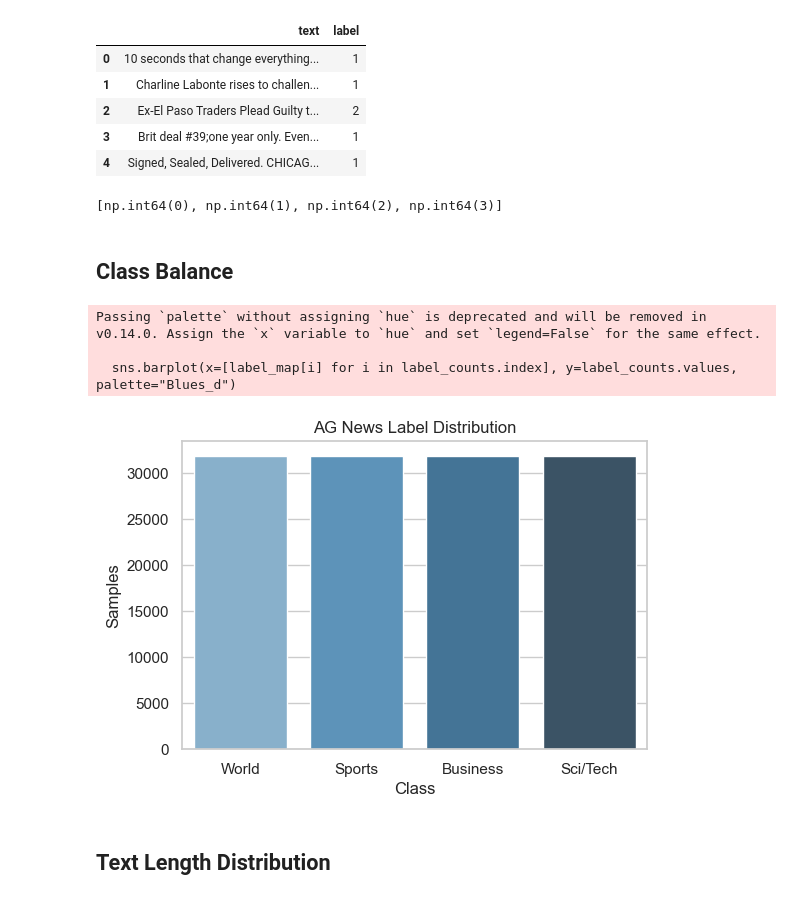
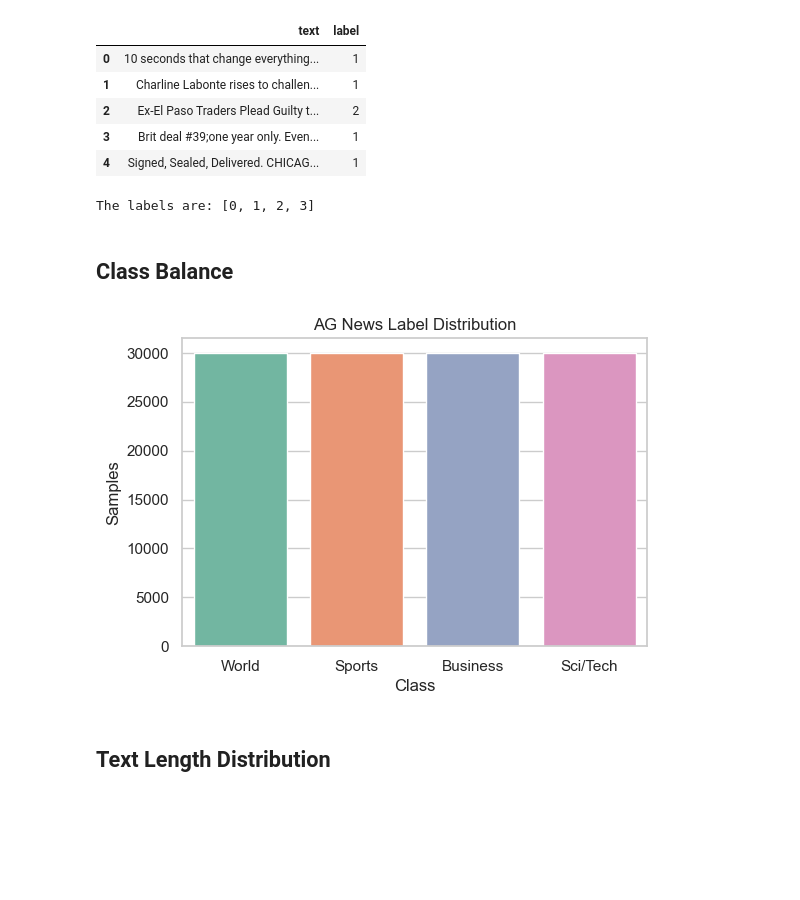
Before and after one commit to naghamo/deltaf1-hybrid-active-learning, a Jupyter notebook: eda_preprocessing/01_agnews_eda.ipynb, the cells around one changed output. Drawn from its saved outputs; the diff is of its cells as text; code cells hidden in the pictures; blank space fills up the shorter version.

```diff
--- a/eda_preprocessing/01_agnews_eda.ipynb
+++ b/eda_preprocessing/01_agnews_eda.ipynb
@@ -3,8 +3,13 @@ import pandas as pd
 import matplotlib.pyplot as plt
 import seaborn as sns
 from adaptive_al_v2.utils.data_loader import *
+from collections import Counter
+from itertools import chain
+from wordcloud import WordCloud, STOPWORDS
+import warnings
 
-sns.set(style="whitegrid")
+sns.set_theme(style="whitegrid")
+warnings.filterwarnings("ignore")
 # %% [markdown]
 ## Load Dataset
 # %%
@@ -16,5 +25,5 @@ print(df_train.shape, df_val.shape, df_test.shape)
 # %%
-df = pd.concat([df_train, df_val, df_test])
+df = pd.concat([df_train, df_val]) # Exploring only the data that we see
 df.head()
 # %% [output]
 |  | text | label |
@@ -24,32 +33,29 @@ df.head()
 | 3 | Brit deal #39;one year only. Even... | 1 |
 | 4 | Signed, Sealed, Delivered. CHICAG... | 1 |
 # %%
-print(sorted(df["label"].unique()))
+print(f"The labels are: {sorted(df["label"].unique().tolist())}")
 # %% [output]
-[np.int64(0), np.int64(1), np.int64(2), np.int64(3)]
+The labels are: [0, 1, 2, 3]
 # %% [markdown]
 ## Class Balance
 # %%
 label_map = {
     0: "World",
     1: "Sports",
     2: "Business",
     3: "Sci/Tech"
 }
 
-
+# Plotting a barplot of the label distribution
 label_counts = df["label"].value_counts().sort_index()
 plt.figure(figsize=(6,4))
-sns.barplot(x=[label_map[i] for i in label_counts.index], y=label_counts.values, palette="Blues_d")
+sns.barplot(x=label_map.values(), y=label_counts.values, palette="Set2")
 plt.title("AG News Label Distribution")
 plt.ylabel("Samples")
 plt.xlabel("Class")
 plt.show()
 # %% [output]
-Passing `palette` without assigning `hue` is deprecated and will be removed in v0.14.0. Assign the `x` variable to `hue` and set `legend=False` for the same effect.
-
-  sns.barplot(x=[label_map[i] for i in label_counts.index], y=label_counts.values, palette="Blues_d")
-[figure, old version]
+[figure, new version]
 # %% [markdown]
 ## Text Length Distribution
 # %%
```
Also changed, not shown: parts of 7 cells of this notebook, 3 other files.
